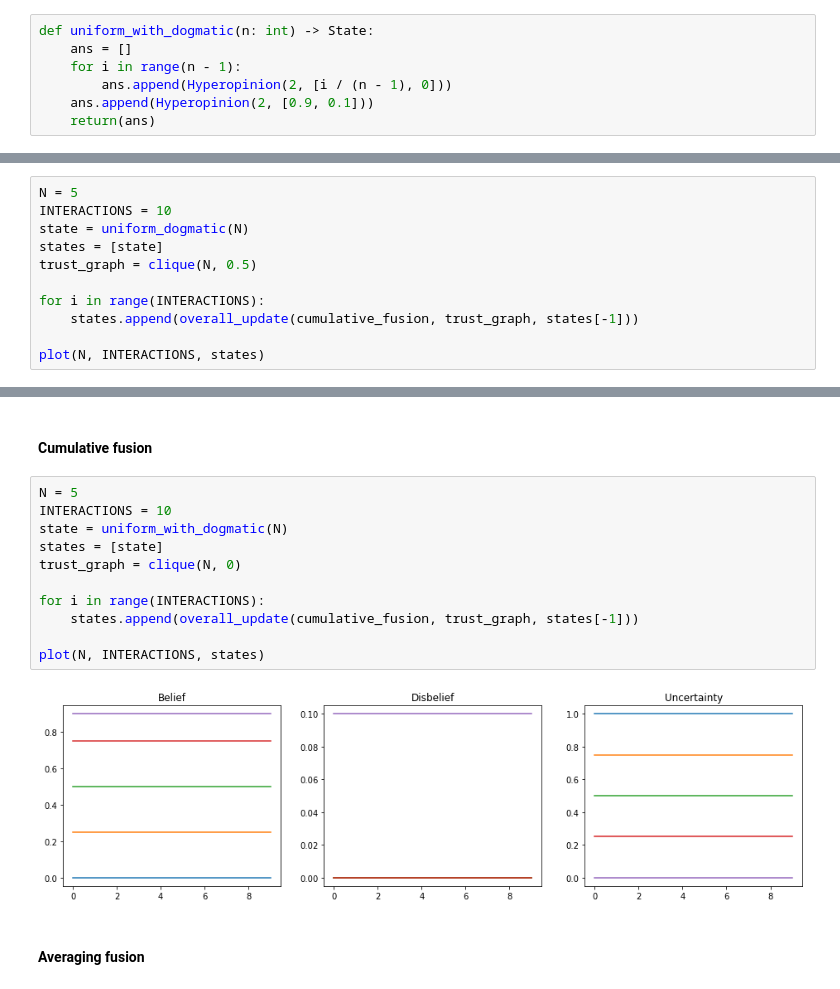
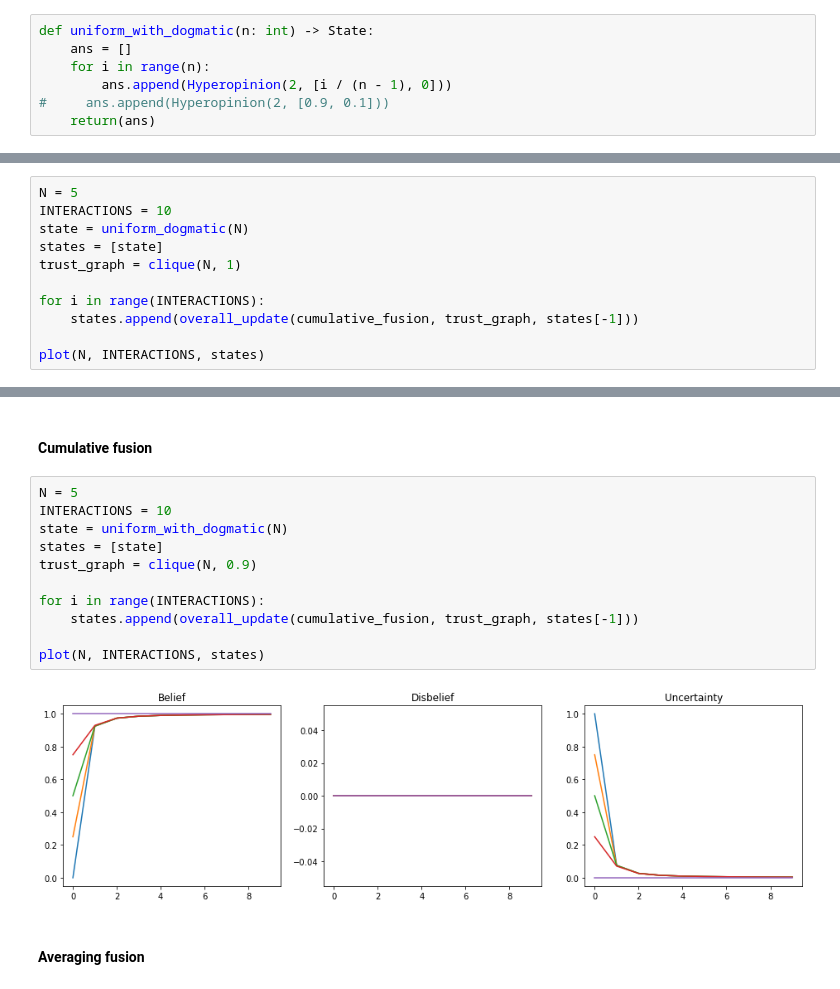
Before and after one commit to josecoliveira/subjective-logic, a Jupyter notebook: Model.ipynb, the cells around one changed output, grey strips where cells are left out. Drawn from its saved outputs; the diff is of its cells as text.

```diff
--- a/Model.ipynb
+++ b/Model.ipynb
@@ -56,9 +60,9 @@ TrustArray = List['HyperopinionInterface']
 # %%
 def uniform_with_dogmatic(n: int) -> State:
     ans = []
-    for i in range(n - 1):
+    for i in range(n):
         ans.append(Hyperopinion(2, [i / (n - 1), 0]))
-    ans.append(Hyperopinion(2, [0.9, 0.1]))
+#     ans.append(Hyperopinion(2, [0.9, 0.1]))
     return(ans)
 # %%
 uniform_with_dogmatic(10)
@@ -236,7 +240,7 @@ N = 5
 INTERACTIONS = 10
 state = uniform_dogmatic(N)
 states = [state]
-trust_graph = clique(N, 0.5)
+trust_graph = clique(N, 1)
 
 for i in range(INTERACTIONS):
     states.append(overall_update(cumulative_fusion, trust_graph, states[-1]))
@@ -266,15 +270,15 @@ plot(N, INTERACTIONS, states)
 # %%
 N = 5
 INTERACTIONS = 10
 state = uniform_with_dogmatic(N)
 states = [state]
-trust_graph = clique(N, 0)
+trust_graph = clique(N, 0.9)
 
 for i in range(INTERACTIONS):
     states.append(overall_update(cumulative_fusion, trust_graph, states[-1]))
 
 plot(N, INTERACTIONS, states)
 # %% [output]
-[figure, old version]
+[figure, new version]
 # %% [markdown]
 #### Averaging fusion
```
Also changed, not shown: parts of 10 cells of this notebook.
